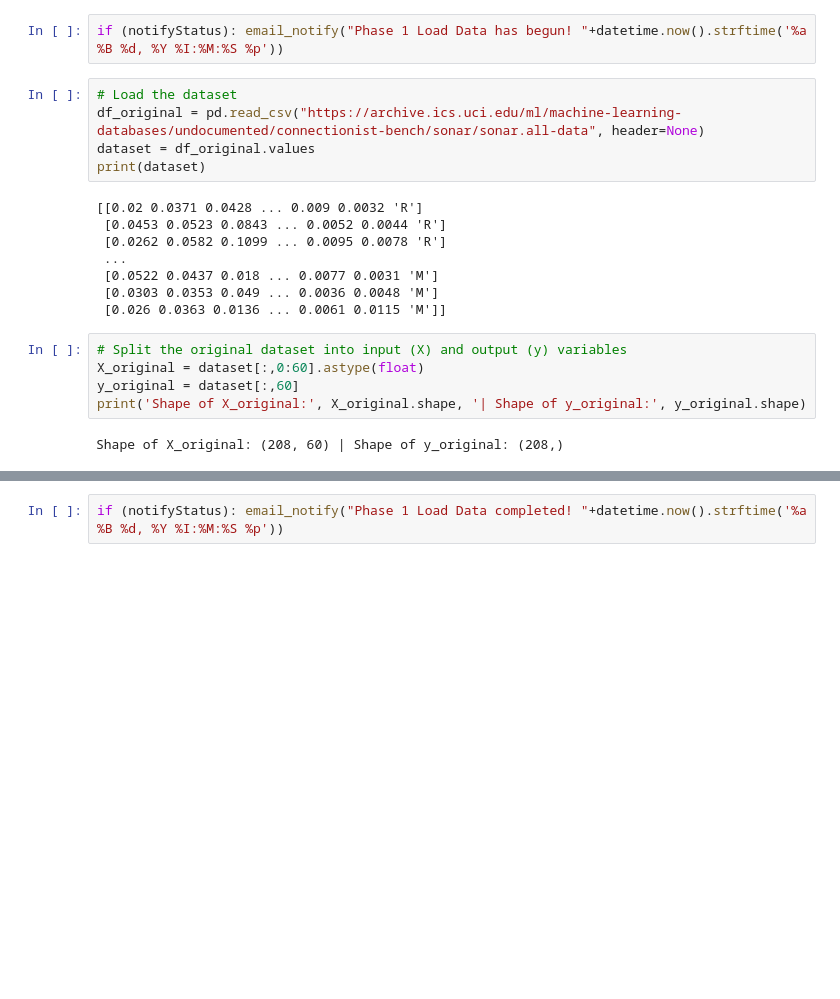
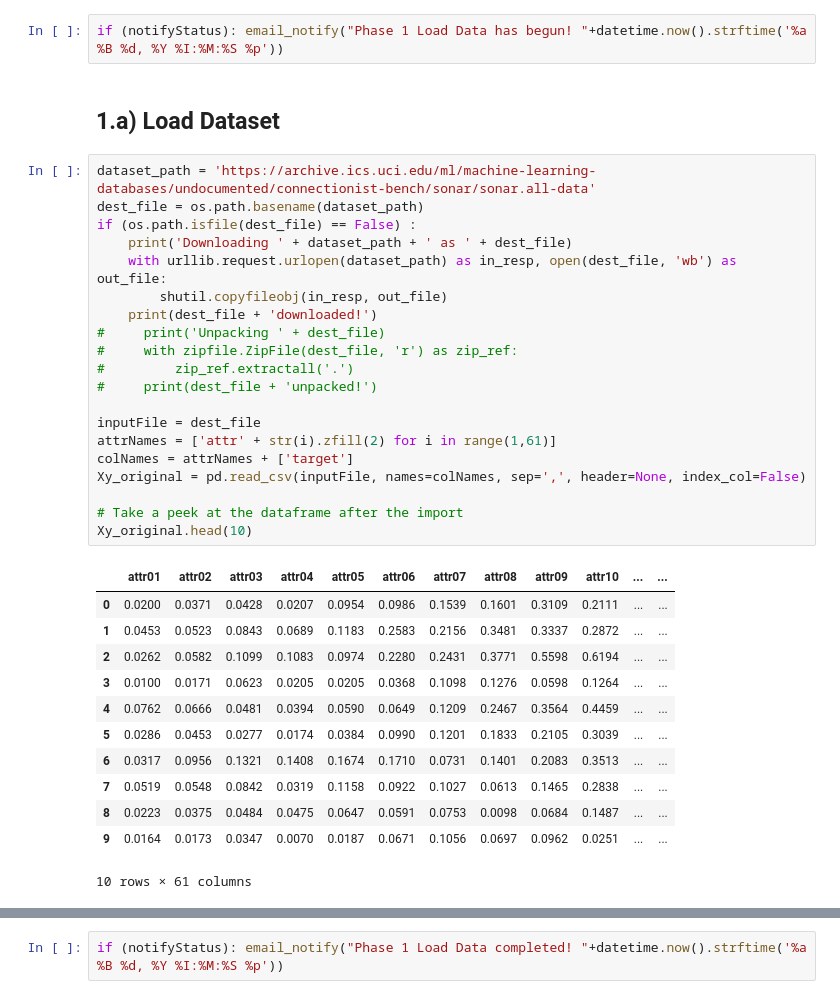
Before and after one commit to daines-analytics/template-latest, a Jupyter notebook: _py-project-templates/py-keras-binary-class-example.ipynb, the cells around one changed output, grey strips where cells are left out. Saved outputs shown, nothing was run; the diff lists cells and outputs as text; blank space fills up the shorter version.

```diff
--- a/_py-project-templates/py-keras-binary-class-example.ipynb
+++ b/_py-project-templates/py-keras-binary-class-example.ipynb
@@ -110,23 +117,38 @@ if (notifyStatus): email_notify("Phase 0 Prepare Environment completed! "+dateti
 # Section 1. Load Data
 # %%
 if (notifyStatus): email_notify("Phase 1 Load Data has begun! "+datetime.now().strftime('%a %B %d, %Y %I:%M:%S %p'))
-# %%
-# Load the dataset
-df_original = pd.read_csv("https://archive.ics.uci.edu/ml/machine-learning-databases/undocumented/connectionist-bench/sonar/sonar.all-data", header=None)
-dataset = df_original.values
-print(dataset)
-# %% [output]
-[[0.02 0.0371 0.0428 ... 0.009 0.0032 'R']
- [0.0453 0.0523 0.0843 ... 0.0052 0.0044 'R']
- [0.0262 0.0582 0.1099 ... 0.0095 0.0078 'R']
- ...
- [0.0522 0.0437 0.018 ... 0.0077 0.0031 'M']
- [0.0303 0.0353 0.049 ... 0.0036 0.0048 'M']
- [0.026 0.0363 0.0136 ... 0.0061 0.0115 'M']]
-# %%
-# Split the original dataset into input (X) and output (y) variables
-X_original = dataset[:,0:60].astype(float)
-y_original = dataset[:,60]
-print('Shape of X_original:', X_original.shape, '| Shape of y_original:', y_original.shape)
-# %% [output]
-Shape of X_original: (208, 60) | Shape of y_original: (208,)
+# %% [markdown]
+## 1.a) Load Dataset
+# %%
+dataset_path = 'https://archive.ics.uci.edu/ml/machine-learning-databases/undocumented/connectionist-bench/sonar/sonar.all-data'
+dest_file = os.path.basename(dataset_path)
+if (os.path.isfile(dest_file) == False) :
+    print('Downloading ' + dataset_path + ' as ' + dest_file)
+    with urllib.request.urlopen(dataset_path) as in_resp, open(dest_file, 'wb') as out_file:
+        shutil.copyfileobj(in_resp, out_file)
+    print(dest_file + 'downloaded!')
+#     print('Unpacking ' + dest_file)
+#     with zipfile.ZipFile(dest_file, 'r') as zip_ref:
+#         zip_ref.extractall('.')
+#     print(dest_file + 'unpacked!')
+
+inputFile = dest_file
+attrNames = ['attr' + str(i).zfill(2) for i in range(1,61)]
+colNames = attrNames + ['target']
+Xy_original = pd.read_csv(inputFile, names=colNames, sep=',', header=None, index_col=False)
+
+# Take a peek at the dataframe after the import
+Xy_original.head(10)
+# %% [output]
+|  | attr01 | attr02 | attr03 | attr04 | attr05 | attr06 | attr07 | attr08 | attr09 | attr10 | ... | ... |
+| 0 | 0.0200 | 0.0371 | 0.0428 | 0.0207 | 0.0954 | 0.0986 | 0.1539 | 0.1601 | 0.3109 | 0.2111 | ... | ... |
+| 1 | 0.0453 | 0.0523 | 0.0843 | 0.0689 | 0.1183 | 0.2583 | 0.2156 | 0.3481 | 0.3337 | 0.2872 | ... | ... |
+| 2 | 0.0262 | 0.0582 | 0.1099 | 0.1083 | 0.0974 | 0.2280 | 0.2431 | 0.3771 | 0.5598 | 0.6194 | ... | ... |
+| 3 | 0.0100 | 0.0171 | 0.0623 | 0.0205 | 0.0205 | 0.0368 | 0.1098 | 0.1276 | 0.0598 | 0.1264 | ... | ... |
+| 4 | 0.0762 | 0.0666 | 0.0481 | 0.0394 | 0.0590 | 0.0649 | 0.1209 | 0.2467 | 0.3564 | 0.4459 | ... | ... |
+| 5 | 0.0286 | 0.0453 | 0.0277 | 0.0174 | 0.0384 | 0.0990 | 0.1201 | 0.1833 | 0.2105 | 0.3039 | ... | ... |
+| 6 | 0.0317 | 0.0956 | 0.1321 | 0.1408 | 0.1674 | 0.1710 | 0.0731 | 0.1401 | 0.2083 | 0.3513 | ... | ... |
+| 7 | 0.0519 | 0.0548 | 0.0842 | 0.0319 | 0.1158 | 0.0922 | 0.1027 | 0.0613 | 0.1465 | 0.2838 | ... | ... |
+| 8 | 0.0223 | 0.0375 | 0.0484 | 0.0475 | 0.0647 | 0.0591 | 0.0753 | 0.0098 | 0.0684 | 0.1487 | ... | ... |
+| 9 | 0.0164 | 0.0173 | 0.0347 | 0.0070 | 0.0187 | 0.0671 | 0.1056 | 0.0697 | 0.0962 | 0.0251 | ... | ... |
+10 rows × 61 columns
```
Also changed, not shown: parts of 23 cells of this notebook.
